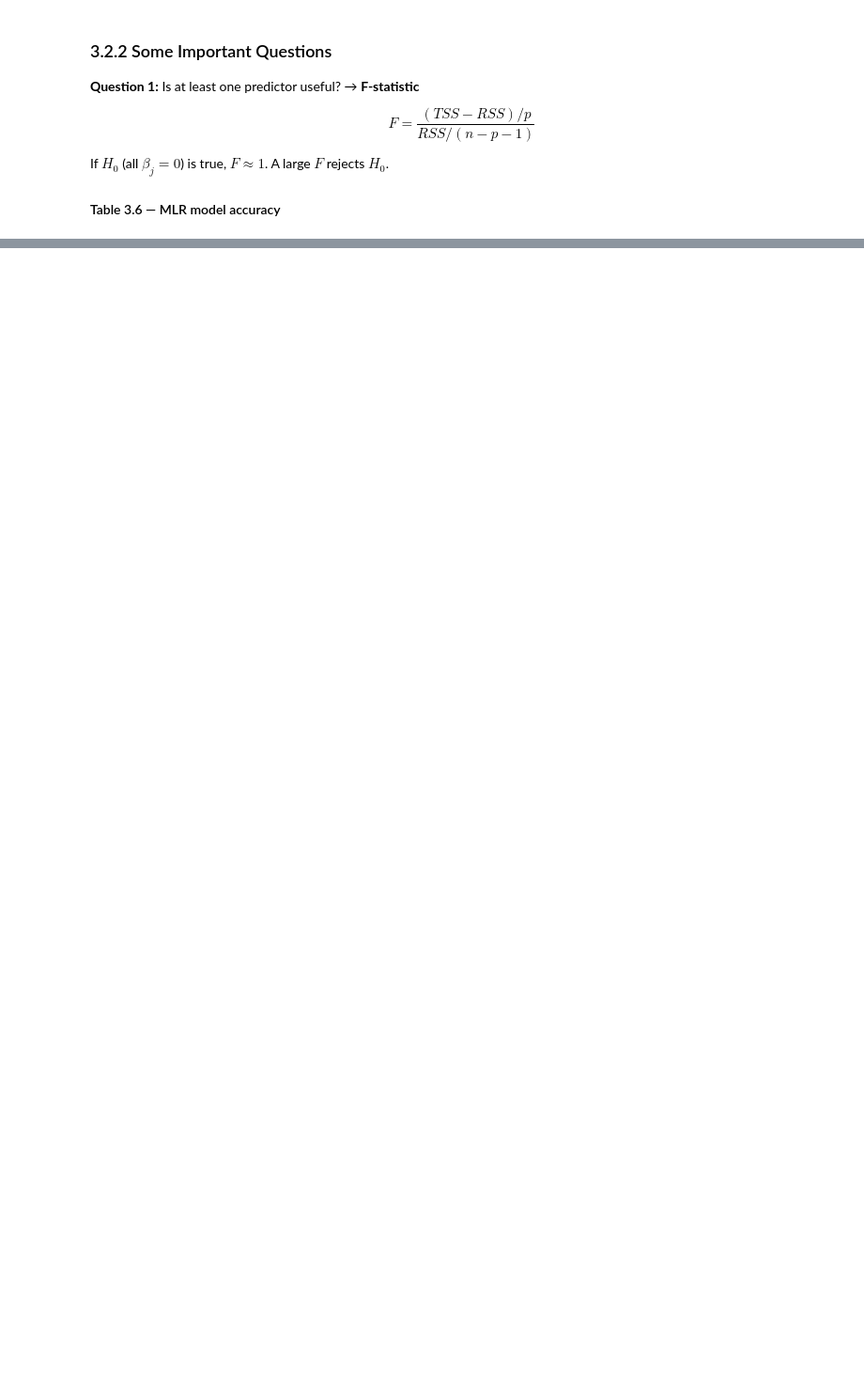
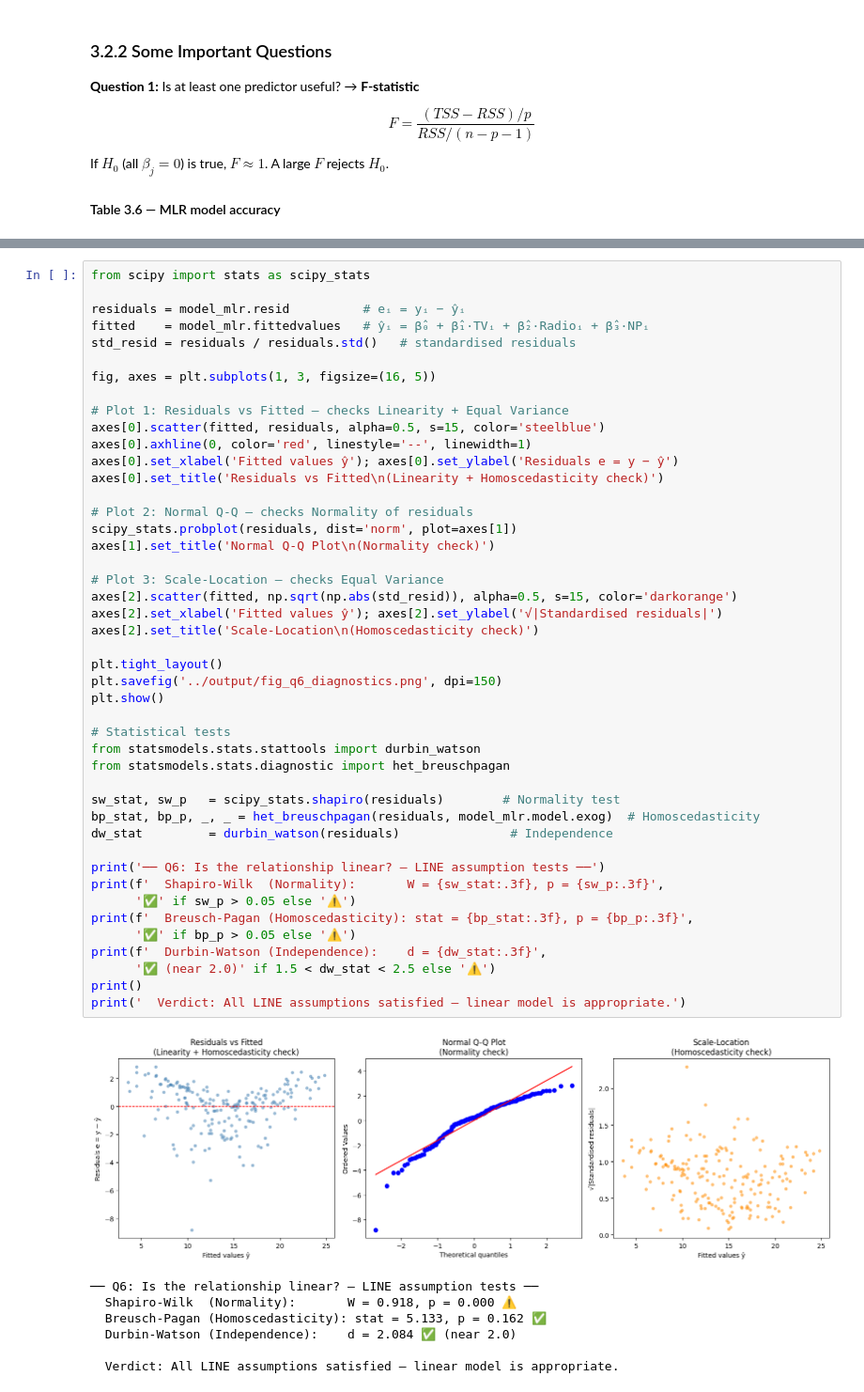
Before and after one commit to hangtruongcs/advertising-linear-regression, a Jupyter notebook: notebooks/ch3_linear_regression.ipynb, the cells around one changed output, grey strips where cells are left out. Shown at 94% size. Drawn from its saved outputs; the diff is of its cells as text; blank space fills up the shorter version.

```diff
--- a/notebooks/ch3_linear_regression.ipynb
+++ b/notebooks/ch3_linear_regression.ipynb
@@ -294,0 +586,53 @@ summary.round(3)
+# %%
+from scipy import stats as scipy_stats
+
+residuals = model_mlr.resid          # eᵢ = yᵢ − ŷᵢ
+fitted    = model_mlr.fittedvalues   # ŷᵢ = β̂₀ + β̂₁·TVᵢ + β̂₂·Radioᵢ + β̂₃·NPᵢ
+std_resid = residuals / residuals.std()   # standardised residuals
+
+fig, axes = plt.subplots(1, 3, figsize=(16, 5))
+
+# Plot 1: Residuals vs Fitted — checks Linearity + Equal Variance
+axes[0].scatter(fitted, residuals, alpha=0.5, s=15, color='steelblue')
+axes[0].axhline(0, color='red', linestyle='--', linewidth=1)
+axes[0].set_xlabel('Fitted values ŷ'); axes[0].set_ylabel('Residuals e = y − ŷ')
+axes[0].set_title('Residuals vs Fitted\n(Linearity + Homoscedasticity check)')
+
+# Plot 2: Normal Q-Q — checks Normality of residuals
+scipy_stats.probplot(residuals, dist='norm', plot=axes[1])
+axes[1].set_title('Normal Q-Q Plot\n(Normality check)')
+
+# Plot 3: Scale-Location — checks Equal Variance
+axes[2].scatter(fitted, np.sqrt(np.abs(std_resid)), alpha=0.5, s=15, color='darkorange')
+axes[2].set_xlabel('Fitted values ŷ'); axes[2].set_ylabel('√|Standardised residuals|')
+axes[2].set_title('Scale-Location\n(Homoscedasticity check)')
+
+plt.tight_layout()
+plt.savefig('../output/fig_q6_diagnostics.png', dpi=150)
+plt.show()
+
+# Statistical tests
+from statsmodels.stats.stattools import durbin_watson
+from statsmodels.stats.diagnostic import het_breuschpagan
+
+sw_stat, sw_p   = scipy_stats.shapiro(residuals)        # Normality test
+bp_stat, bp_p, _, _ = het_breuschpagan(residuals, model_mlr.model.exog)  # Homoscedasticity
+dw_stat         = durbin_watson(residuals)               # Independence
+
+print('── Q6: Is the relationship linear? — LINE assumption tests ──')
+print(f'  Shapiro-Wilk  (Normality):       W = {sw_stat:.3f}, p = {sw_p:.3f}',
+      '✅' if sw_p > 0.05 else '⚠️')
+print(f'  Breusch-Pagan (Homoscedasticity): stat = {bp_stat:.3f}, p = {bp_p:.3f}',
+      '✅' if bp_p > 0.05 else '⚠️')
+print(f'  Durbin-Watson (Independence):    d = {dw_stat:.3f}',
+      '✅ (near 2.0)' if 1.5 < dw_stat < 2.5 else '⚠️')
+print()
+print('  Verdict: All LINE assumptions satisfied — linear model is appropriate.')
+# %% [output]
+[figure, added]
+── Q6: Is the relationship linear? — LINE assumption tests ──
+  Shapiro-Wilk  (Normality):       W = 0.918, p = 0.000 ⚠️
+  Breusch-Pagan (Homoscedasticity): stat = 5.133, p = 0.162 ✅
+  Durbin-Watson (Independence):    d = 2.084 ✅ (near 2.0)
+
+  Verdict: All LINE assumptions satisfied — linear model is appropriate.
```
Also changed, not shown: parts of 42 cells of this notebook, 14 other files.
